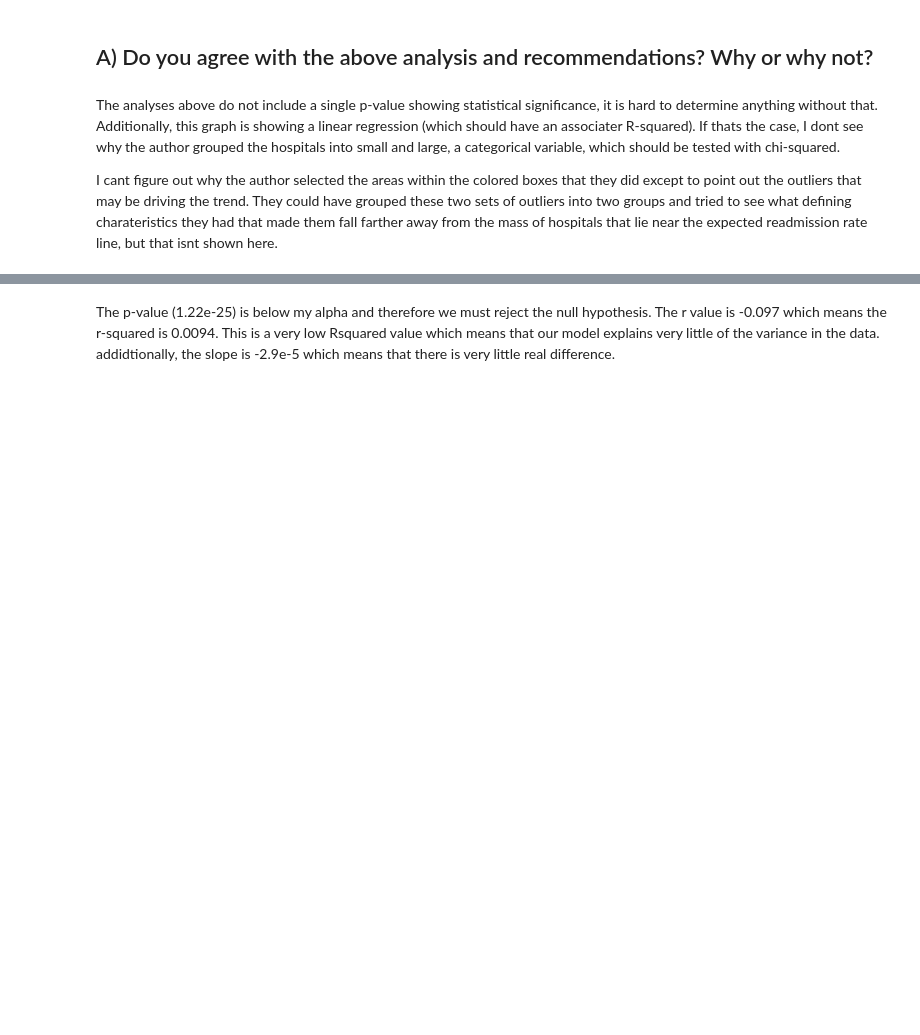
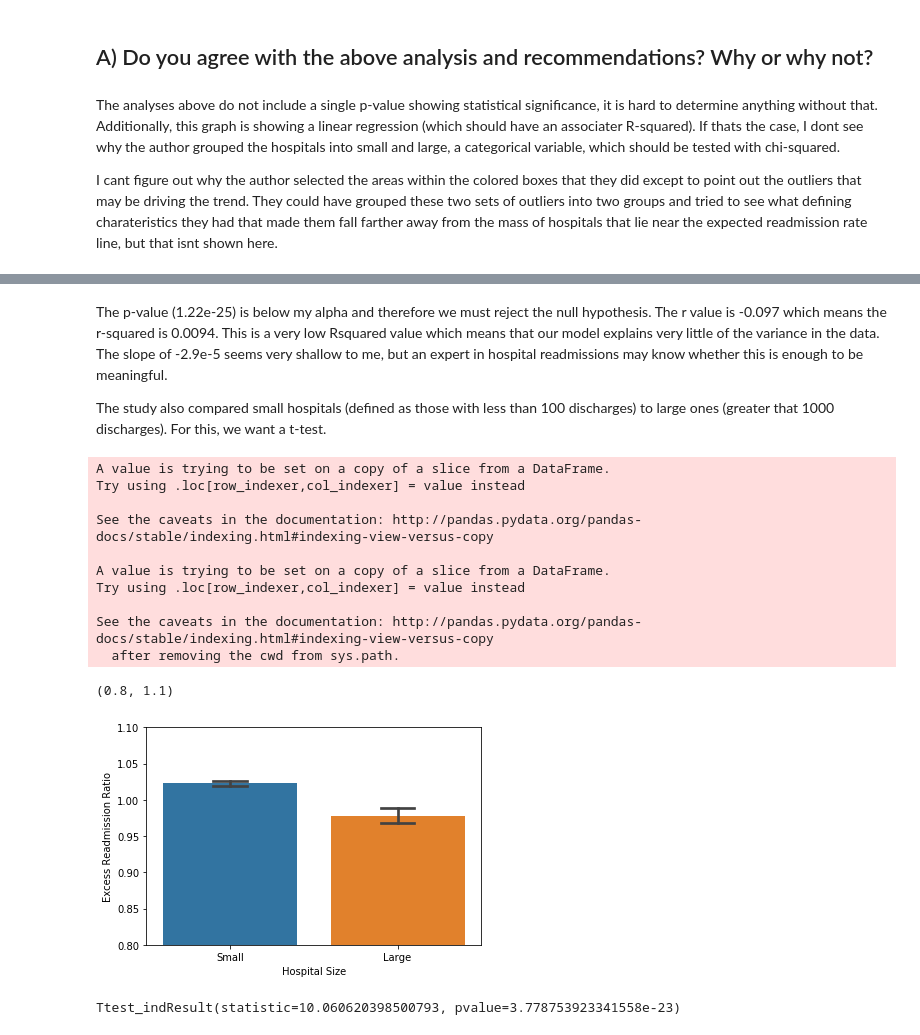
Before and after one commit to VirginiaClark/Exploratory-Data-Analysis-Mini-Projects, a Jupyter notebook: Hospital_readmission_mini_project.ipynb, the cells around one changed output, grey strips where cells are left out. Saved outputs shown, nothing was run; the diff lists cells and outputs as text; code cells hidden in the pictures; blank space fills up the shorter version.

```diff
--- a/Hospital_readmission_mini_project.ipynb
+++ b/Hospital_readmission_mini_project.ipynb
@@ -124,0 +128,3 @@ First I will run my own linear regression analysis. The null hypothesis will be
+# %%
+df = clean_hospital_read_df
+df
@@ -141,2 +165,29 @@ LinregressResult(slope=-2.9010517330570687e-05, intercept=1.018106147373357, rva
 # %% [markdown]
-The p-value (1.22e-25) is below my alpha and therefore we must reject the null hypothesis. The r value is -0.097 which means the r-squared is 0.0094. This is a very low Rsquared value which means that our model explains very little of the variance in the data. addidtionally, the slope is -2.9e-5 which means that there is very little real difference.
+The p-value (1.22e-25) is below my alpha and therefore we must reject the null hypothesis. The r value is -0.097 which means the r-squared is 0.0094. This is a very low Rsquared value which means that our model explains very little of the variance in the data. The slope of -2.9e-5 seems very shallow to me, but an expert in hospital readmissions may know whether this is enough to be meaningful.
+
+The study also compared small hospitals (defined as those with less than 100 discharges) to large ones (greater that 1000 discharges). For this, we want a t-test.
+# %%
+small_hospitals=df[df["Number of Discharges"]<100]
+small_hospitals["Hospital Size"]="Small"
+large_hospitals=df[df["Number of Discharges"]>1000]
+large_hospitals["Hospital Size"]="Large"
+hospitals_by_size = pd.concat([small_hospitals, large_hospitals])
+sns.barplot(x='Hospital Size', y="Excess Readmission Ratio", data=hospitals_by_size, ci=95, capsize=0.2)
+plt.ylim(0.8,1.1)
+# %% [output]
+A value is trying to be set on a copy of a slice from a DataFrame.
+Try using .loc[row_indexer,col_indexer] = value instead
+
+See the caveats in the documentation: http://pandas.pydata.org/pandas-docs/stable/indexing.html#indexing-view-versus-copy
+
+A value is trying to be set on a copy of a slice from a DataFrame.
+Try using .loc[row_indexer,col_indexer] = value instead
+
+See the caveats in the documentation: http://pandas.pydata.org/pandas-docs/stable/indexing.html#indexing-view-versus-copy
+  after removing the cwd from sys.path.
+(0.8, 1.1)
+[figure, added]
+# %%
+stats.ttest_ind(small_hospitals["Excess Readmission Ratio"], large_hospitals["Excess Readmission Ratio"])
+# %% [output]
+Ttest_indResult(statistic=10.060620398500793, pvalue=3.778753923341558e-23)
```
Also changed, not shown: parts of 11 cells of this notebook.
